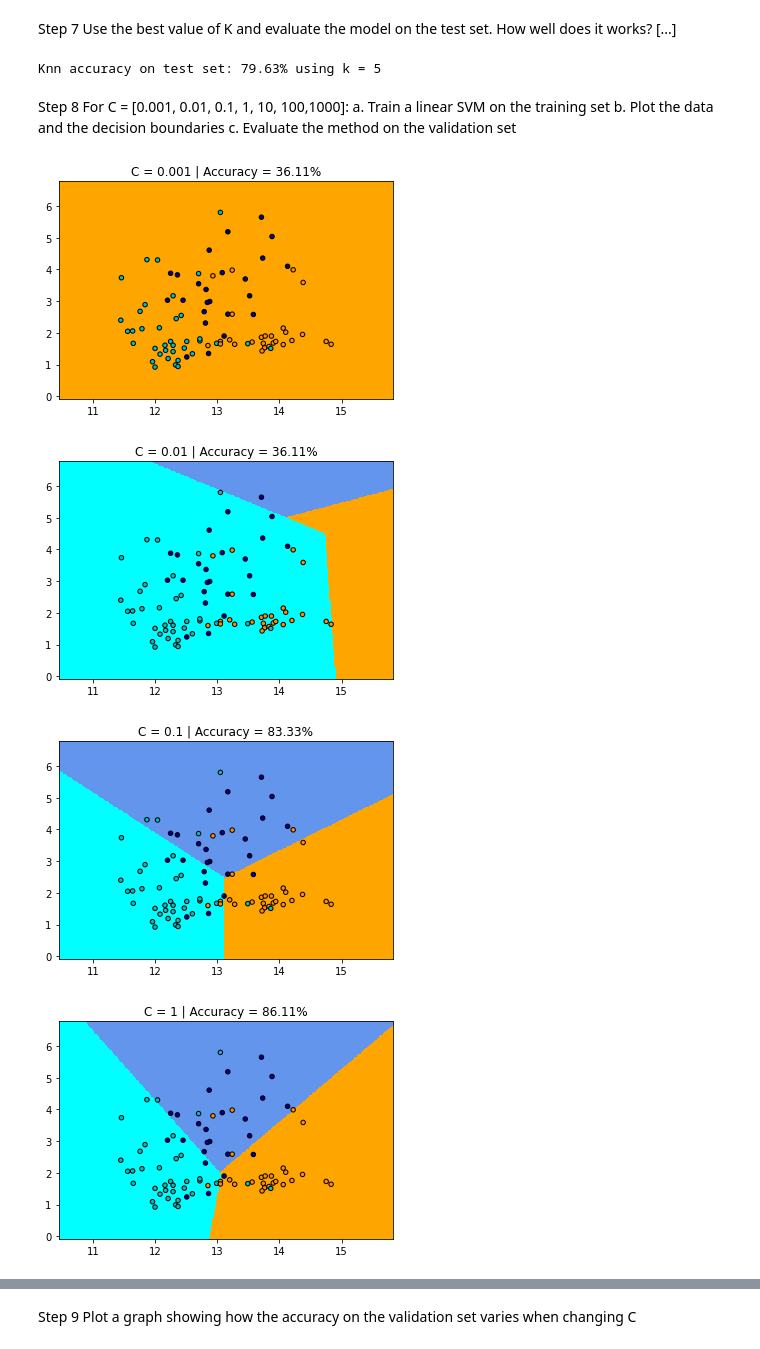
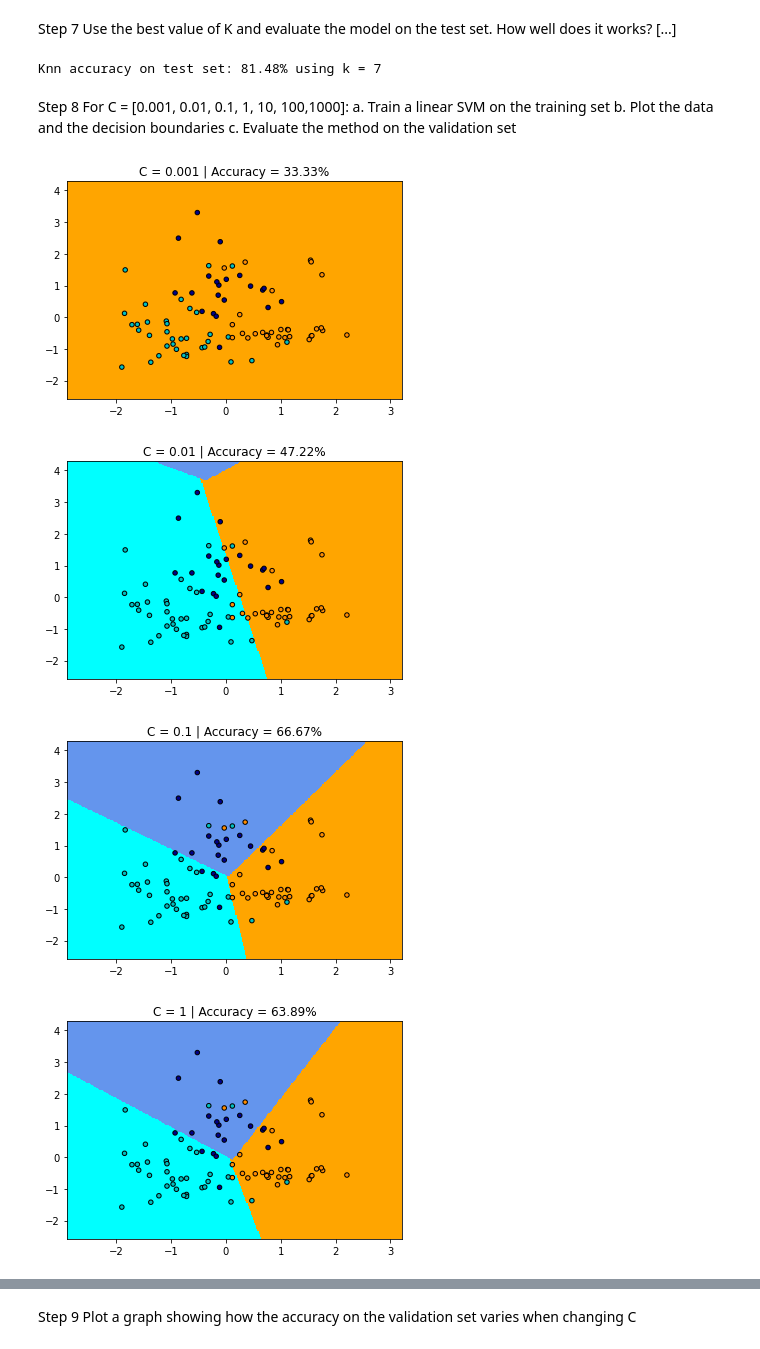
Before and after one commit to lore-lml/machine-learning2020-hw1, a Jupyter notebook: solution.ipynb, the cells around one changed output, grey strips where cells are left out. Cells and saved outputs as stored; diff of their text form; code cells hidden in the pictures.

```diff
--- a/solution.ipynb
+++ b/solution.ipynb
@@ -48,8 +50,18 @@ plt.show()
 Step 3
 Randomly split data into train, validation and test sets in proportion 5:2:3
 # %%
-X_trainVal, X_test, y_trainVal, y_test = train_test_split(X, y_true, test_size=3/10, random_state=42)
-X_train, X_val, y_train, y_val = train_test_split(X_trainVal, y_trainVal, test_size=2/7, random_state=42)
+X_trainVal, X_test, y_trainVal, y_test = train_test_split(X, y_true, test_size=3/10)
+X_train, X_val, y_train, y_val = train_test_split(X_trainVal, y_trainVal, test_size=2/7)
+
+scaler_val = StandardScaler()
+scaler_test = StandardScaler()
+
+#Scaler used for tuning stage
+X_train = scaler_val.fit_transform(X_train)
+X_val = scaler_val.transform(X_val)
+#Scaler used for the final test prediction
+X_trainVal = scaler_test.fit_transform(X_trainVal)
+X_test = scaler_test.transform(X_test)
 
 print(f"Proportion train:validation:test -> {round(10*len(X_train)/len(X))}:{round(10*len(X_val)/len(X))}:{round(10*len(X_test)/len(X))}")
 # %% [output]
@@ -137,7 +149,7 @@ best_knn.fit(X_trainVal, y_trainVal)
 accuracy_test = best_knn.score(X_test, y_test)
 print(f"Knn accuracy on test set: {accuracy_test*100:.2f}% using k = {best_k}")
 # %% [output]
-Knn accuracy on test set: 79.63% using k = 5
+Knn accuracy on test set: 81.48% using k = 7
 # %% [markdown]
 Step 8
 For C = [0.001, 0.01, 0.1, 1, 10, 100,1000]:
@@ -146,26 +158,26 @@ b. Plot the data and the decision boundaries
 c. Evaluate the method on the validation set
 # %%
 C = [0.001, 0.01, 0.1, 1, 10, 100,1000]
-svms = [SVC(C=c, kernel='linear') for c in C]
+svms = [SVC(C=c, kernel='linear', gamma="auto") for c in C]
 
 for svm in svms:
     svm.fit(X_train, y_train)
 
 Ys_pred_svm = [svm.predict(X_val) for svm in svms]
 accuracies_svm = [accuracy_score(y_val, y_pred) for y_pred in Ys_pred_svm]
 
 #Build meshgrid and plot boundaries
 xx,yy = build_meshgrid(X_train[:,0], X_train[:,1])
 for svm,c,acc in zip(svms,C,accuracies_svm):
     ax = plot_boundaries(svm, xx, yy, cmap=cmap_light)
     ax.scatter(X_train[:,0], X_train[:,1], c=y_train, cmap=cmap_bold, s=20, edgecolors="k")
     ax.set_xlim(xx.min(), xx.max())
     ax.set_ylim(yy.min(), yy.max())
     ax.set_title(f"C = {c} | Accuracy = {acc*100:.2f}%")
 
 plt.show()
 # %% [output]
-[figure, old version]
+[figure, new version]
-[figure, old version]
+[figure, new version]
-[figure, old version]
+[figure, new version]
-[figure, old version]
+[figure, new version]
```
Also changed, not shown: parts of 17 cells of this notebook.
